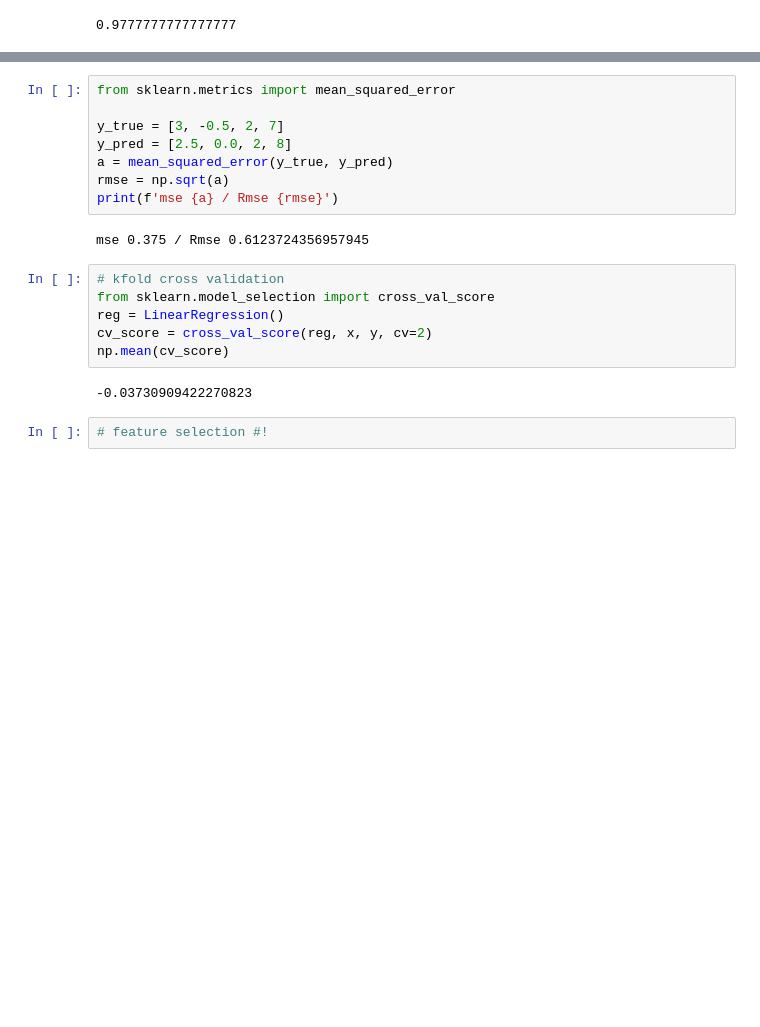
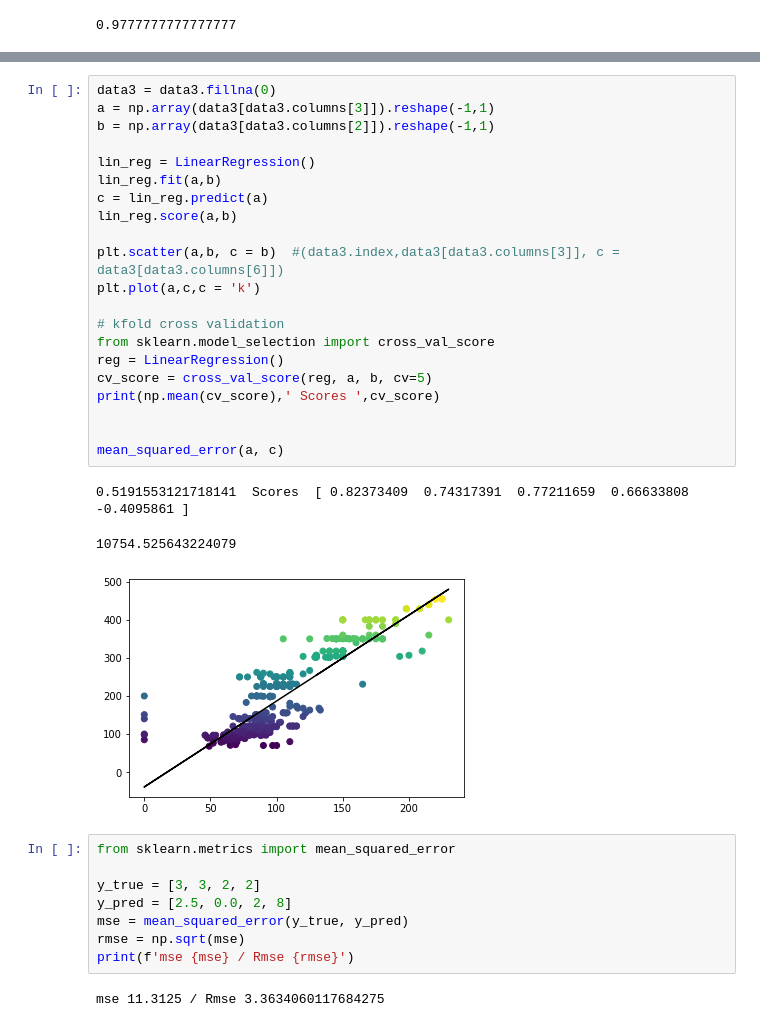
Before and after one commit to hsargoli/MyWorks, a Jupyter notebook: introductionDataS_pandasNumpyScipy.ipynb, the cells around one changed output, grey strips where cells are left out. Saved outputs shown, nothing was run; the diff lists cells and outputs as text; blank space fills up the shorter version.

```diff
--- a/introductionDataS_pandasNumpyScipy.ipynb
+++ b/introductionDataS_pandasNumpyScipy.ipynb
@@ -503,20 +567,35 @@ plt.show()
+# %%
+data3 = data3.fillna(0)
+a = np.array(data3[data3.columns[3]]).reshape(-1,1)
+b = np.array(data3[data3.columns[2]]).reshape(-1,1)
+
+lin_reg = LinearRegression()
+lin_reg.fit(a,b)
+c = lin_reg.predict(a)
+lin_reg.score(a,b)
+
+plt.scatter(a,b, c = b)  #(data3.index,data3[data3.columns[3]], c = data3[data3.columns[6]])
+plt.plot(a,c,c = 'k')
+
+# kfold cross validation
+from sklearn.model_selection import cross_val_score
+reg = LinearRegression()
+cv_score = cross_val_score(reg, a, b, cv=5)
+print(np.mean(cv_score),' Scores ',cv_score)
+
+
+mean_squared_error(a, c)
+# %% [output]
+0.5191553121718141  Scores  [ 0.82373409  0.74317391  0.77211659  0.66633808 -0.4095861 ]
+10754.525643224079
+[figure, added]
 # %%
 from sklearn.metrics import mean_squared_error
 
-y_true = [3, -0.5, 2, 7]
+y_true = [3, 3, 2, 2]
 y_pred = [2.5, 0.0, 2, 8]
-a = mean_squared_error(y_true, y_pred)
-rmse = np.sqrt(a)
-print(f'mse {a} / Rmse {rmse}')
+mse = mean_squared_error(y_true, y_pred)
+rmse = np.sqrt(mse)
+print(f'mse {mse} / Rmse {rmse}')
 # %% [output]
-mse 0.375 / Rmse 0.6123724356957945
+mse 11.3125 / Rmse 3.3634060117684275
-# %%
-# kfold cross validation
-from sklearn.model_selection import cross_val_score
-reg = LinearRegression()
-cv_score = cross_val_score(reg, x, y, cv=2)
-np.mean(cv_score)
-# %% [output]
--0.03730909422270823
-# %%
-# feature selection #!
```
Also changed, not shown: parts of 32 cells of this notebook.
